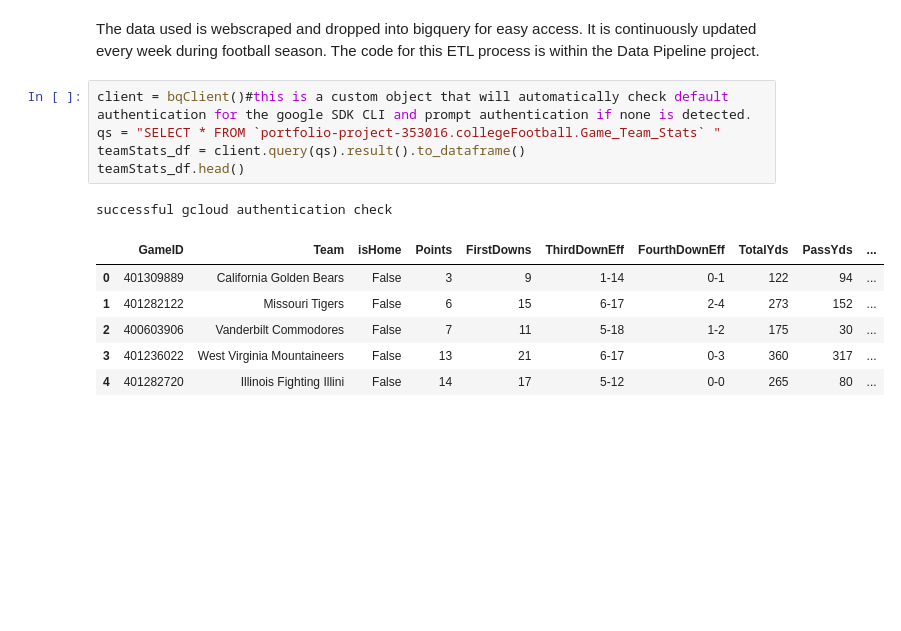
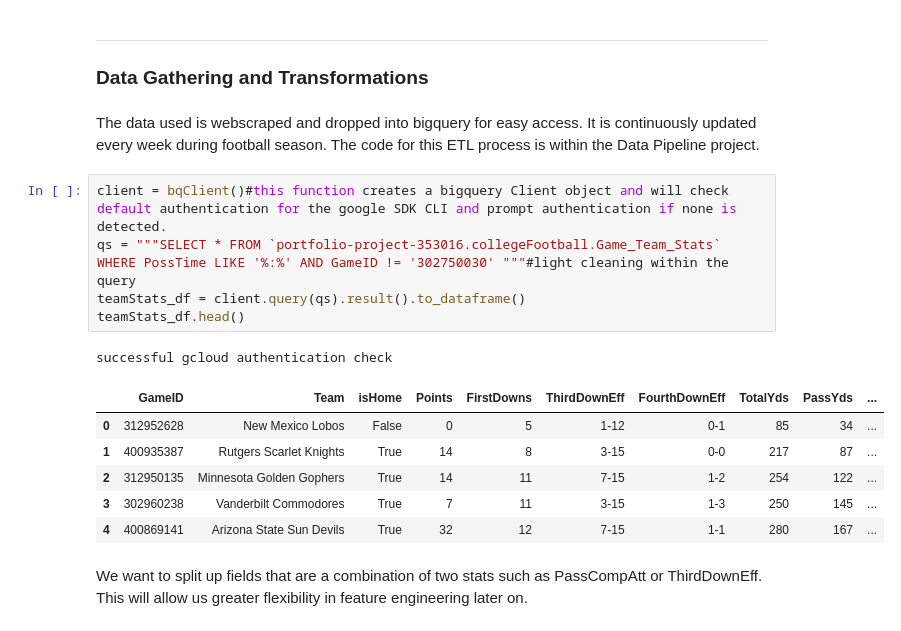
Before and after one commit to osteensco/College-Football-Analysis, a Jupyter notebook: CFA1.ipynb, the cells around one changed output. Saved outputs shown, nothing was run; the diff lists cells and outputs as text; blank space fills up the shorter version.

Commit message:
feature engineering and model selection

```diff
--- a/CFA1.ipynb
+++ b/CFA1.ipynb
@@ -11,15 +20,20 @@ import time
+# %% [markdown]
+***
+### Data Gathering and Transformations
 # %% [markdown]
 The data used is webscraped and dropped into bigquery for easy access. It is continuously updated every week during football season. The code for this ETL process is within the Data Pipeline project.
 # %%
-client = bqClient()#this is a custom object that will automatically check default authentication for the google SDK CLI and prompt authentication if none is detected.
-qs = "SELECT * FROM `portfolio-project-353016.collegeFootball.Game_Team_Stats` "
+client = bqClient()#this function creates a bigquery Client object and will check default authentication for the google SDK CLI and prompt authentication if none is detected.
+qs = """SELECT * FROM `portfolio-project-353016.collegeFootball.Game_Team_Stats` WHERE PossTime LIKE '%:%' AND GameID != '302750030' """#light cleaning within the query
 teamStats_df = client.query(qs).result().to_dataframe()
 teamStats_df.head()
 # %% [output]
 successful gcloud authentication check
 |  | GameID | Team | isHome | Points | FirstDowns | ThirdDownEff | FourthDownEff | TotalYds | PassYds | ... |
-| 0 | 401309889 | California Golden Bears | False | 3 | 9 | 1-14 | 0-1 | 122 | 94 | ... |
-| 1 | 401282122 | Missouri Tigers | False | 6 | 15 | 6-17 | 2-4 | 273 | 152 | ... |
-| 2 | 400603906 | Vanderbilt Commodores | False | 7 | 11 | 5-18 | 1-2 | 175 | 30 | ... |
-| 3 | 401236022 | West Virginia Mountaineers | False | 13 | 21 | 6-17 | 0-3 | 360 | 317 | ... |
-| 4 | 401282720 | Illinois Fighting Illini | False | 14 | 17 | 5-12 | 0-0 | 265 | 80 | ... |
+| 0 | 312952628 | New Mexico Lobos | False | 0 | 5 | 1-12 | 0-1 | 85 | 34 | ... |
+| 1 | 400935387 | Rutgers Scarlet Knights | True | 14 | 8 | 3-15 | 0-0 | 217 | 87 | ... |
+| 2 | 312950135 | Minnesota Golden Gophers | True | 14 | 11 | 7-15 | 1-2 | 254 | 122 | ... |
+| 3 | 302960238 | Vanderbilt Commodores | True | 7 | 11 | 3-15 | 1-3 | 250 | 145 | ... |
+| 4 | 400869141 | Arizona State Sun Devils | True | 32 | 12 | 7-15 | 1-1 | 280 | 167 | ... |
+# %% [markdown]
+We want to split up fields that are a combination of two stats such as PassCompAtt or ThirdDownEff. This will allow us greater flexibility in feature engineering later on.
```
Also changed, not shown: parts of 24 cells of this notebook.
